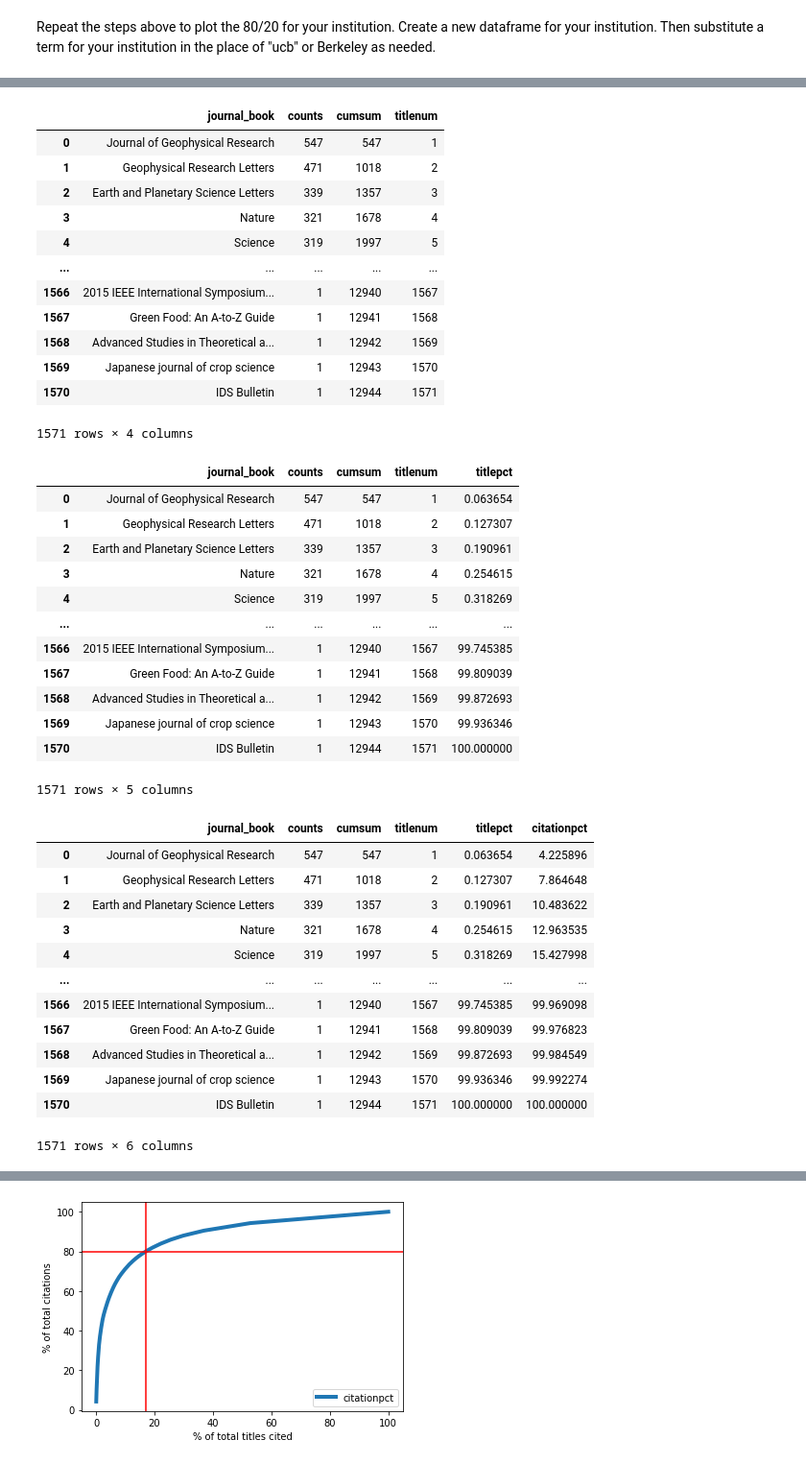
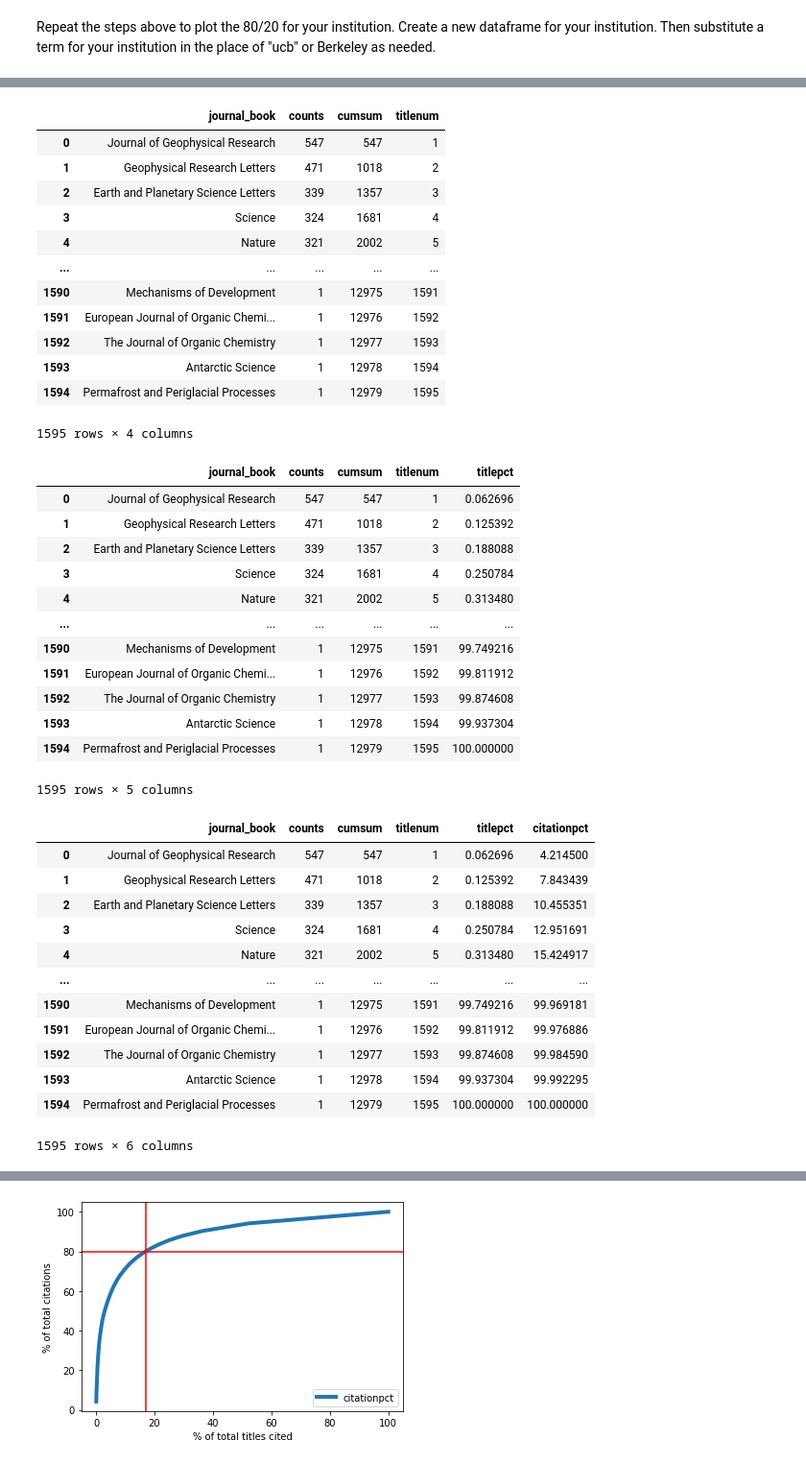
Before and after one commit to samteplitzky/Earth-Science-Citation-Replication-Project, a Jupyter notebook: Citation Data Clean and API.ipynb, the cells around one changed output, grey strips where cells are left out. Shown at 96% size. Cells and saved outputs as stored; diff of their text form; code cells hidden in the pictures.

```diff
--- a/Citation Data Clean and API.ipynb
+++ b/Citation Data Clean and API.ipynb
@@ -211,7 +210,7 @@ end time:  2020-07-23 05:42:16.779777
 ## All done? Yay, good morning!
 read in the new citedRefsMeta.csv file to a pandas dataframe:
 # %%
-citedRefsMeta = pd.read_csv('../Downloads/citedRefsMeta.csv', encoding='utf-8')
+citedRefsMeta = pd.read_csv('citedRefsMeta.csv', encoding='utf-8')
 # %%
 citedRefsMeta
 # %% [output]
@@ -433,52 +432,52 @@ citedRefsMeta_ucb_count
 | 0 | Journal of Geophysical Research | 547 | 547 | 1 |
 | 1 | Geophysical Research Letters | 471 | 1018 | 2 |
 | 2 | Earth and Planetary Science Letters | 339 | 1357 | 3 |
-| 3 | Nature | 321 | 1678 | 4 |
-| 4 | Science | 319 | 1997 | 5 |
+| 3 | Science | 324 | 1681 | 4 |
+| 4 | Nature | 321 | 2002 | 5 |
 | ... | ... | ... | ... | ... |
-| 1566 | 2015 IEEE International Symposium... | 1 | 12940 | 1567 |
-| 1567 | Green Food: An A-to-Z Guide | 1 | 12941 | 1568 |
-| 1568 | Advanced Studies in Theoretical a... | 1 | 12942 | 1569 |
-| 1569 | Japanese journal of crop science | 1 | 12943 | 1570 |
-| 1570 | IDS Bulletin | 1 | 12944 | 1571 |
+| 1590 | Mechanisms of Development | 1 | 12975 | 1591 |
+| 1591 | European Journal of Organic Chemi... | 1 | 12976 | 1592 |
+| 1592 | The Journal of Organic Chemistry | 1 | 12977 | 1593 |
+| 1593 | Antarctic Science | 1 | 12978 | 1594 |
+| 1594 | Permafrost and Periglacial Processes | 1 | 12979 | 1595 |
-1571 rows × 4 columns
+1595 rows × 4 columns
 # %%
-#substitute your title number for "1571"
-citedRefsMeta_ucb_count['titlepct'] = 100*(citedRefsMeta_ucb_count.titlenum/1571)
+#substitute your title number for "1595"
+citedRefsMeta_ucb_count['titlepct'] = 100*(citedRefsMeta_ucb_count.titlenum/1595)
 citedRefsMeta_ucb_count
 # %% [output]
 |  | journal_book | counts | cumsum | titlenum | titlepct |
-| 0 | Journal of Geophysical Research | 547 | 547 | 1 | 0.063654 |
-| 1 | Geophysical Research Letters | 471 | 1018 | 2 | 0.127307 |
-| 2 | Earth and Planetary Science Letters | 339 | 1357 | 3 | 0.190961 |
-| 3 | Nature | 321 | 1678 | 4 | 0.254615 |
-| 4 | Science | 319 | 1997 | 5 | 0.318269 |
+| 0 | Journal of Geophysical Research | 547 | 547 | 1 | 0.062696 |
+| 1 | Geophysical Research Letters | 471 | 1018 | 2 | 0.125392 |
+| 2 | Earth and Planetary Science Letters | 339 | 1357 | 3 | 0.188088 |
+| 3 | Science | 324 | 1681 | 4 | 0.250784 |
+| 4 | Nature | 321 | 2002 | 5 | 0.313480 |
 | ... | ... | ... | ... | ... | ... |
-| 1566 | 2015 IEEE International Symposium... | 1 | 12940 | 1567 | 99.745385 |
-| 1567 | Green Food: An A-to-Z Guide | 1 | 12941 | 1568 | 99.809039 |
-| 1568 | Advanced Studies in Theoretical a... | 1 | 12942 | 1569 | 99.872693 |
-| 1569 | Japanese journal of crop science | 1 | 12943 | 1570 | 99.936346 |
-| 1570 | IDS Bulletin | 1 | 12944 | 1571 | 100.000000 |
+| 1590 | Mechanisms of Development | 1 | 12975 | 1591 | 99.749216 |
+| 1591 | European Journal of Organic Chemi... | 1 | 12976 | 1592 | 99.811912 |
+| 1592 | The Journal of Organic Chemistry | 1 | 12977 | 1593 | 99.874608 |
+| 1593 | Antarctic Science | 1 | 12978 | 1594 | 99.937304 |
+| 1594 | Permafrost and Periglacial Processes | 1 | 12979 | 1595 | 100.000000 |
-1571 rows × 5 columns
+1595 rows × 5 columns
 # %%
-#substitute your total citations for 12944
+#substitute your total citations for 12979
 
-citedRefsMeta_ucb_count['citationpct'] = 100*citedRefsMeta_ucb_count['cumsum']/(12944)
+citedRefsMeta_ucb_count['citationpct'] = 100*citedRefsMeta_ucb_count['cumsum']/(12979)
 citedRefsMeta_ucb_count
 # %% [output]
 |  | journal_book | counts | cumsum | titlenum | titlepct | citationpct |
-| 0 | Journal of Geophysical Research | 547 | 547 | 1 | 0.063654 | 4.225896 |
-| 1 | Geophysical Research Letters | 471 | 1018 | 2 | 0.127307 | 7.864648 |
-| 2 | Earth and Planetary Science Letters | 339 | 1357 | 3 | 0.190961 | 10.483622 |
-| 3 | Nature | 321 | 1678 | 4 | 0.254615 | 12.963535 |
-| 4 | Science | 319 | 1997 | 5 | 0.318269 | 15.427998 |
+| 0 | Journal of Geophysical Research | 547 | 547 | 1 | 0.062696 | 4.214500 |
+| 1 | Geophysical Research Letters | 471 | 1018 | 2 | 0.125392 | 7.843439 |
+| 2 | Earth and Planetary Science Letters | 339 | 1357 | 3 | 0.188088 | 10.455351 |
+| 3 | Science | 324 | 1681 | 4 | 0.250784 | 12.951691 |
+| 4 | Nature | 321 | 2002 | 5 | 0.313480 | 15.424917 |
 | ... | ... | ... | ... | ... | ... | ... |
-| 1566 | 2015 IEEE International Symposium... | 1 | 12940 | 1567 | 99.745385 | 99.969098 |
-| 1567 | Green Food: An A-to-Z Guide | 1 | 12941 | 1568 | 99.809039 | 99.976823 |
-| 1568 | Advanced Studies in Theoretical a... | 1 | 12942 | 1569 | 99.872693 | 99.984549 |
-| 1569 | Japanese journal of crop science | 1 | 12943 | 1570 | 99.936346 | 99.992274 |
-| 1570 | IDS Bulletin | 1 | 12944 | 1571 | 100.000000 | 100.000000 |
+| 1590 | Mechanisms of Development | 1 | 12975 | 1591 | 99.749216 | 99.969181 |
+| 1591 | European Journal of Organic Chemi... | 1 | 12976 | 1592 | 99.811912 | 99.976886 |
+| 1592 | The Journal of Organic Chemistry | 1 | 12977 | 1593 | 99.874608 | 99.984590 |
+| 1593 | Antarctic Science | 1 | 12978 | 1594 | 99.937304 | 99.992295 |
+| 1594 | Permafrost and Periglacial Processes | 1 | 12979 | 1595 | 100.000000 | 100.000000 |
-1571 rows × 6 columns
+1595 rows × 6 columns
 # %%
 ind=np.argmin(abs(80.-citedRefsMeta_ucb_count.citationpct))
 pctile_ucb = citedRefsMeta_ucb_count.titlepct[ind]
```
Also changed, not shown: parts of 15 cells of this notebook.
